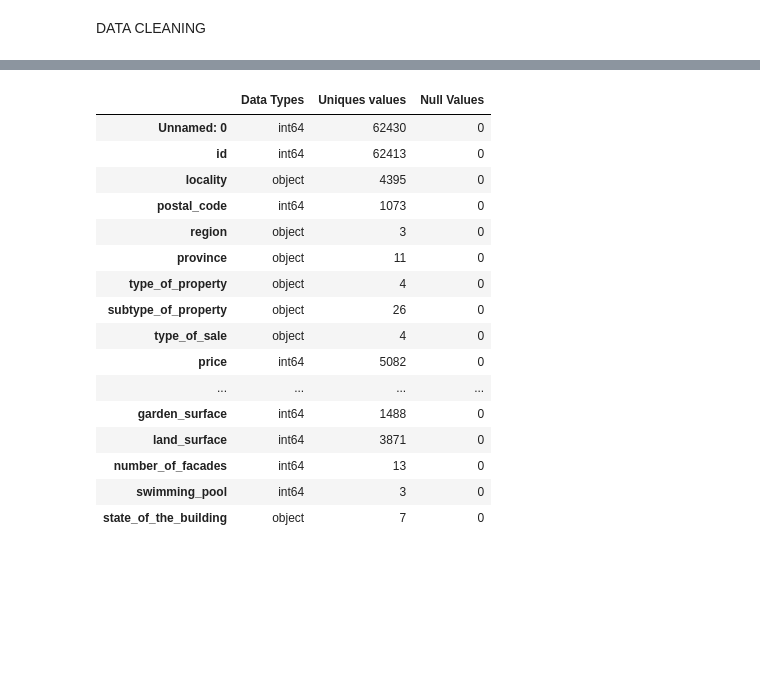
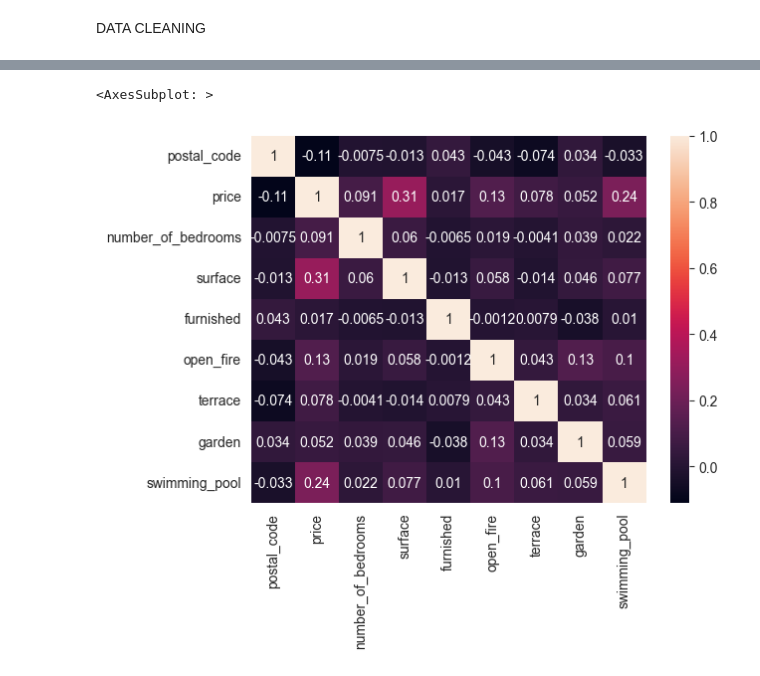
Before and after one commit to tanialemos/data-ML-old, a Jupyter notebook: Part_three_scraping.ipynb, the cells around one changed output, grey strips where cells are left out. Cells and saved outputs as stored; diff of their text form; code cells hidden in the pictures; blank space fills up the shorter version.

```diff
--- a/Part_three_scraping.ipynb
+++ b/Part_three_scraping.ipynb
@@ -78,0 +67,6 @@ dtype: int64
+# %%
+#Replace the -1 by NaN and calculate the % of NaN value per feature (independant variable)
+random_df = df.copy()
+random_df = random_df.replace(-1, NaN)
+percent_missing = random_df.isnull().sum() * 100 / len(random_df)
+print(percent_missing)
@@ -78,0 +91,4 @@ dtype: int64
+# %%
+#drop rows for essential features
+random_df.dropna(subset=["price", "number_of_bedrooms", "surface"], inplace = True)
+print(random_df.isna().sum())
@@ -79 +113,4 @@ dtype: int64
+# %%
+# random_df["swimming_pool", "garden", "terrace", "furnished"].replace(NaN, 0)
+random_df = random_df.replace({"swimming_pool":{NaN:0}, "garden":{NaN:0}, "terrace":{NaN:0}, "furnished":{NaN:0}})
 # %%
@@ -98,21 +135,8 @@ state_of_the_building     0
 dtype: int64
-# %%
-give_info(random_df)
-# %% [output]
-|  | Data Types | Uniques values | Null Values |
-| Unnamed: 0 | int64 | 62430 | 0 |
-| id | int64 | 62413 | 0 |
-| locality | object | 4395 | 0 |
-| postal_code | int64 | 1073 | 0 |
-| region | object | 3 | 0 |
-| province | object | 11 | 0 |
-| type_of_property | object | 4 | 0 |
-| subtype_of_property | object | 26 | 0 |
-| type_of_sale | object | 4 | 0 |
-| price | int64 | 5082 | 0 |
-| ... | ... | ... | ... |
-| garden_surface | int64 | 1488 | 0 |
-| land_surface | int64 | 3871 | 0 |
-| number_of_facades | int64 | 13 | 0 |
-| swimming_pool | int64 | 3 | 0 |
-| state_of_the_building | object | 7 | 0 |
+# %%
+del random_df["garden_surface"]
+del random_df["number_of_facades"]
+del random_df["terrace_surface"]
+del random_df["land_surface"]
+
+graph_df = random_df[['locality', 'postal_code', 'region', 'province', 'type_of_property', 'subtype_of_property', 'type_of_sale', 'price', 'number_of_bedrooms', 'surface', 'furnished', 'open_fire', 'terrace', 'garden', 'swimming_pool']]
@@ -118,0 +154,7 @@ give_info(random_df)
+# %%
+Var_Corr = graph_df.corr()
+# plot the heatmap and annotation on it
+sb.heatmap(Var_Corr, xticklabels=Var_Corr.columns, yticklabels=Var_Corr.columns, annot=True)
+# %% [output]
+<AxesSubplot: >
+[figure, added]
```
Also changed, not shown: parts of 7 cells of this notebook.
